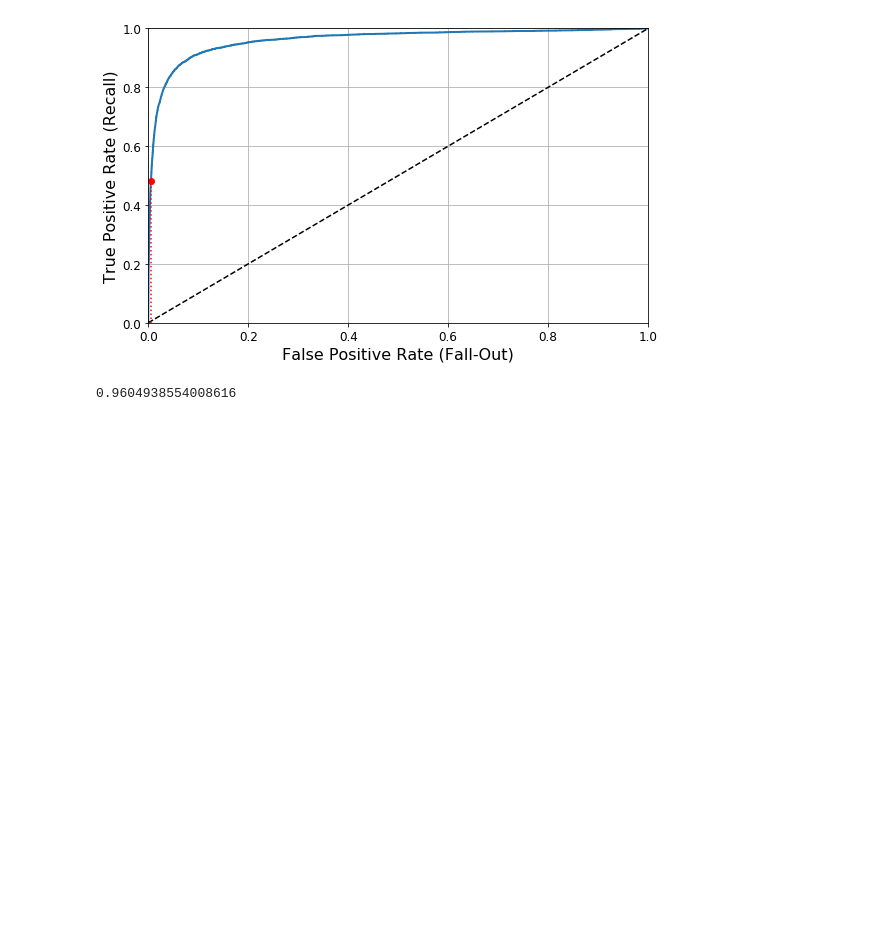
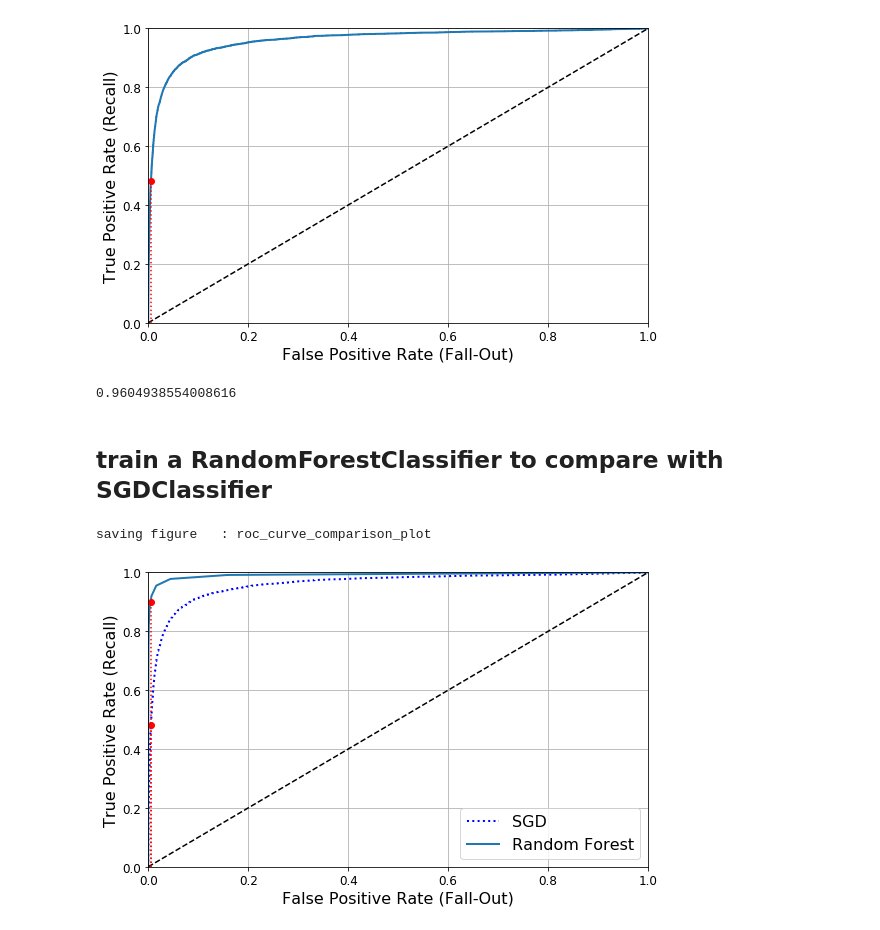
Before and after one commit to hopezh/learn_hands_on_ML_v2, a Jupyter notebook: ch3_classification_v2.ipynb, the cells around one changed output. Drawn from its saved outputs; the diff is of its cells as text; code cells hidden in the pictures; blank space fills up the shorter version.

Commit message:
compare RandomForest with SGD classifiers

```diff
--- a/ch3_classification_v2.ipynb
+++ b/ch3_classification_v2.ipynb
@@ -558,3 +564,30 @@ from sklearn.metrics import roc_auc_score
 roc_auc_score(y_train_5, y_scores)
 # %% [output]
 0.9604938554008616
+# %% [markdown]
+## train a RandomForestClassifier to compare with SGDClassifier
+# %%
+from sklearn.ensemble import RandomForestClassifier
+
+forest_clf = RandomForestClassifier(random_state=42)
+y_probas_forest = cross_val_predict(forest_clf, X_train, y_train_5,
+                                    cv=3, method='predict_proba')
+# %%
+y_scores_forest = y_probas_forest[:, 1] # score = proba of positive class
+fpr_forest, tpr_forest, thresholds_forest = roc_curve(y_train_5, y_scores_forest)
+# %%
+plt.figure(figsize=[8, 5])
+plt.plot(fpr, tpr, 'b:', linewidth=2, label='SGD')
+plot_roc_curve(fpr_forest, tpr_forest, 'Random Forest')
+plt.plot([4.8e-3, 4.8e-3], [0, 0.48], 'r:')
+plt.plot([0.0, 4.8e-3], [0.48, 0.48], 'r:')
+plt.plot([4.8e-3], [0.48], 'ro')
+plt.plot([4.8e-3, 4.8e-3], [0, 0.9], 'r:')
+plt.plot([4.8e-3], [0.9], 'ro')
+plt.grid(True)
+plt.legend(loc='lower right', fontsize=16)
+save_fig('roc_curve_comparison_plot')
+plt.show()
+# %% [output]
+saving figure   : roc_curve_comparison_plot
+[figure, added]
```
Also changed, not shown: parts of 1 cell of this notebook, 1 other file.
